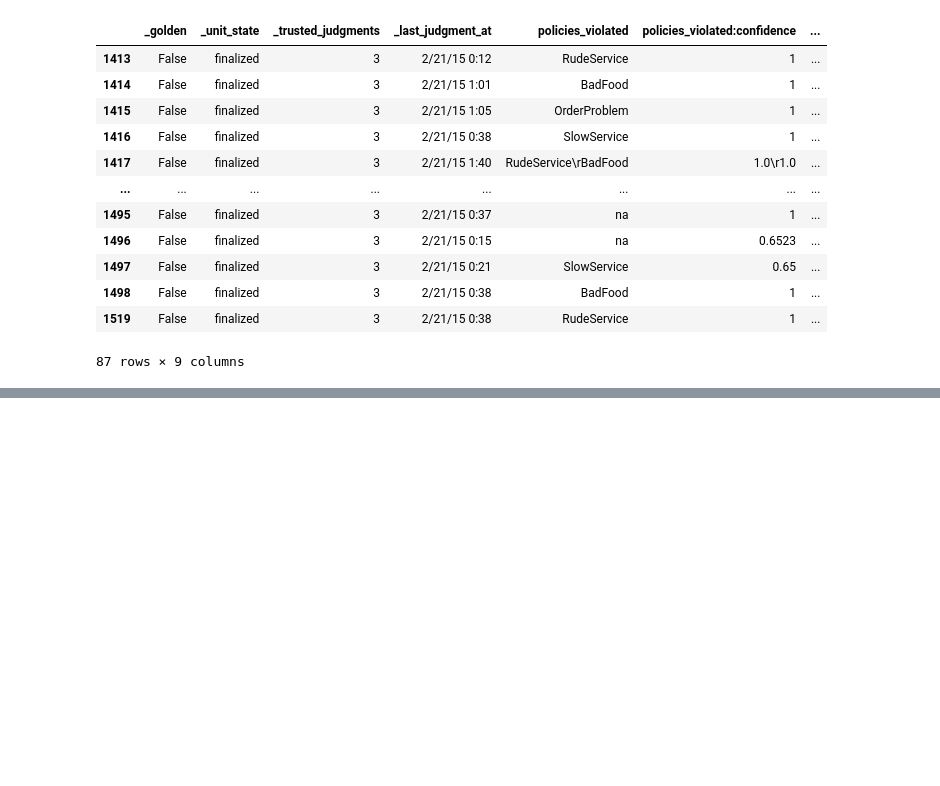
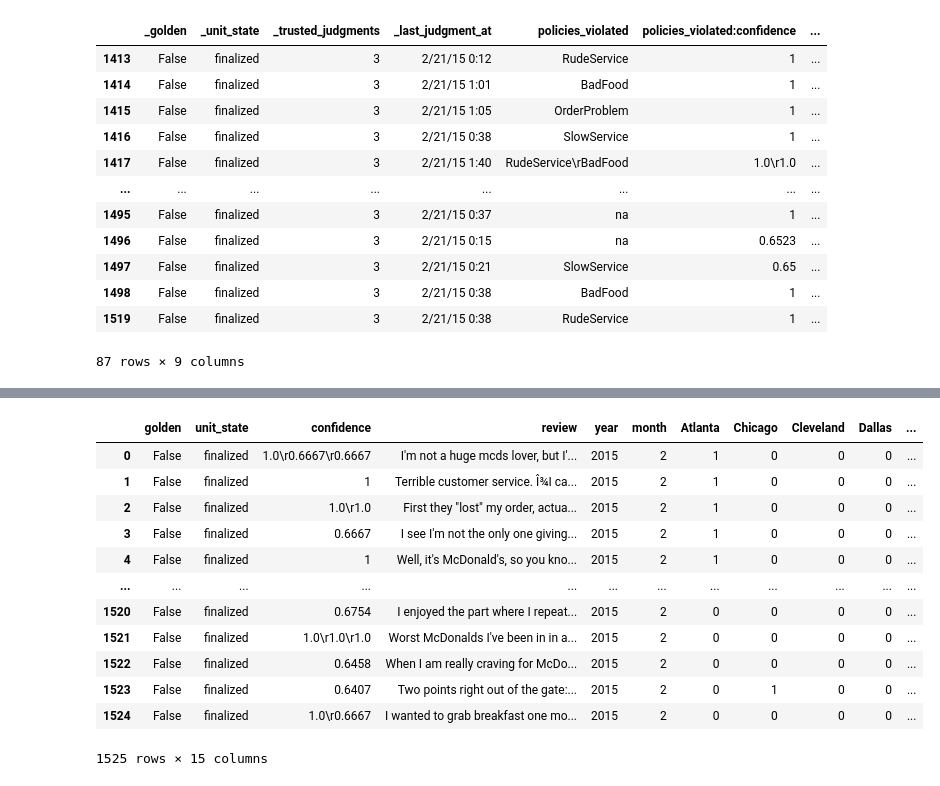
Before and after one commit to mamud1977/bootup, a Jupyter notebook: NN_data_preprocessing.ipynb, the cells around one changed output, grey strips where cells are left out. Drawn from its saved outputs; the diff is of its cells as text; code cells hidden in the pictures; blank space fills up the shorter version.

```diff
--- a/NN_data_preprocessing.ipynb
+++ b/NN_data_preprocessing.ipynb
@@ -219,0 +307,17 @@ memory usage: 96.9+ KB
+# %%
+df_concatenated.drop("city", axis=1, inplace=True)
+df_concatenated
+# %% [output]
+|  | golden | unit_state | confidence | review | year | month | Atlanta | Chicago | Cleveland | Dallas | ... |
+| 0 | False | finalized | 1.0\r0.6667\r0.6667 | I'm not a huge mcds lover, but I'... | 2015 | 2 | 1 | 0 | 0 | 0 | ... |
+| 1 | False | finalized | 1 | Terrible customer service. Î¾I ca... | 2015 | 2 | 1 | 0 | 0 | 0 | ... |
+| 2 | False | finalized | 1.0\r1.0 | First they "lost" my order, actua... | 2015 | 2 | 1 | 0 | 0 | 0 | ... |
+| 3 | False | finalized | 0.6667 | I see I'm not the only one giving... | 2015 | 2 | 1 | 0 | 0 | 0 | ... |
+| 4 | False | finalized | 1 | Well, it's McDonald's, so you kno... | 2015 | 2 | 1 | 0 | 0 | 0 | ... |
+| ... | ... | ... | ... | ... | ... | ... | ... | ... | ... | ... | ... |
+| 1520 | False | finalized | 0.6754 | I enjoyed the part where I repeat... | 2015 | 2 | 0 | 0 | 0 | 0 | ... |
+| 1521 | False | finalized | 1.0\r1.0\r1.0 | Worst McDonalds I've been in in a... | 2015 | 2 | 0 | 0 | 0 | 0 | ... |
+| 1522 | False | finalized | 0.6458 | When I am really craving for McDo... | 2015 | 2 | 0 | 0 | 0 | 0 | ... |
+| 1523 | False | finalized | 0.6407 | Two points right out of the gate:... | 2015 | 2 | 0 | 1 | 0 | 0 | ... |
+| 1524 | False | finalized | 1.0\r0.6667 | I wanted to grab breakfast one mo... | 2015 | 2 | 0 | 0 | 0 | 0 | ... |
+1525 rows × 15 columns
```
Also changed, not shown: parts of 16 cells of this notebook.
